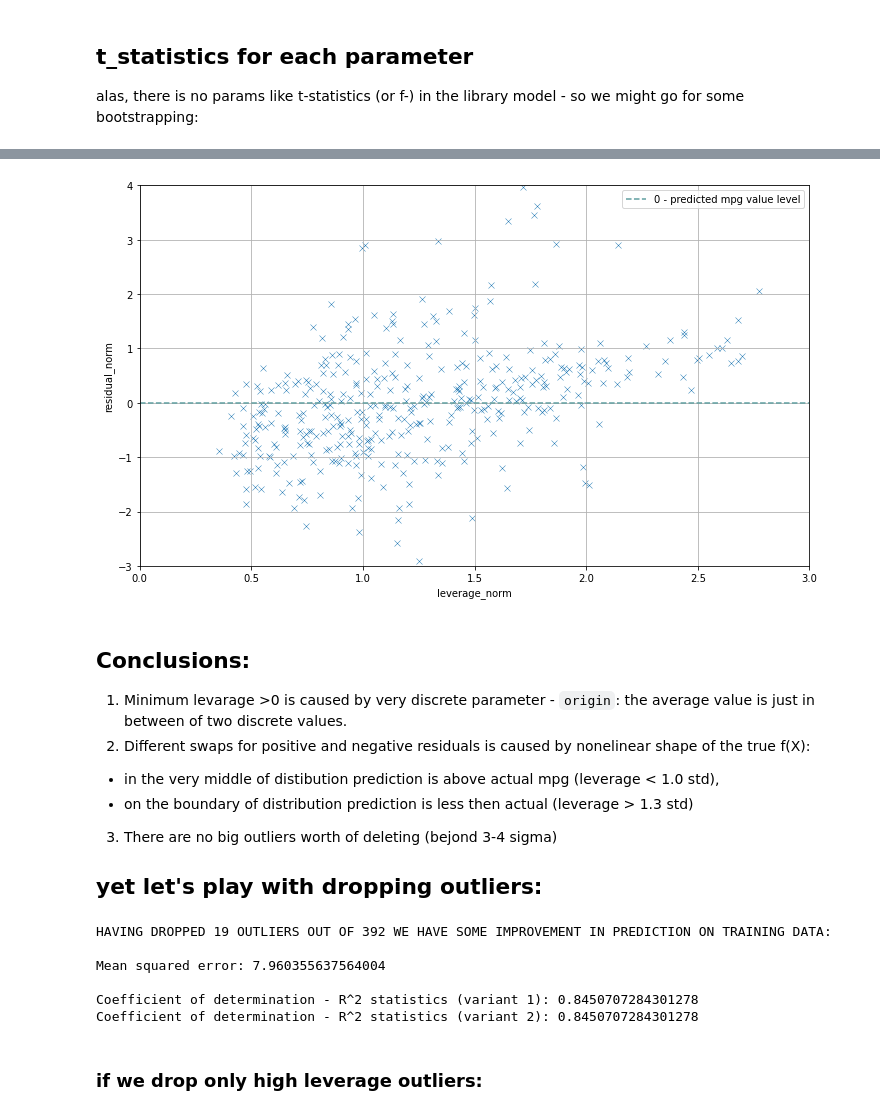
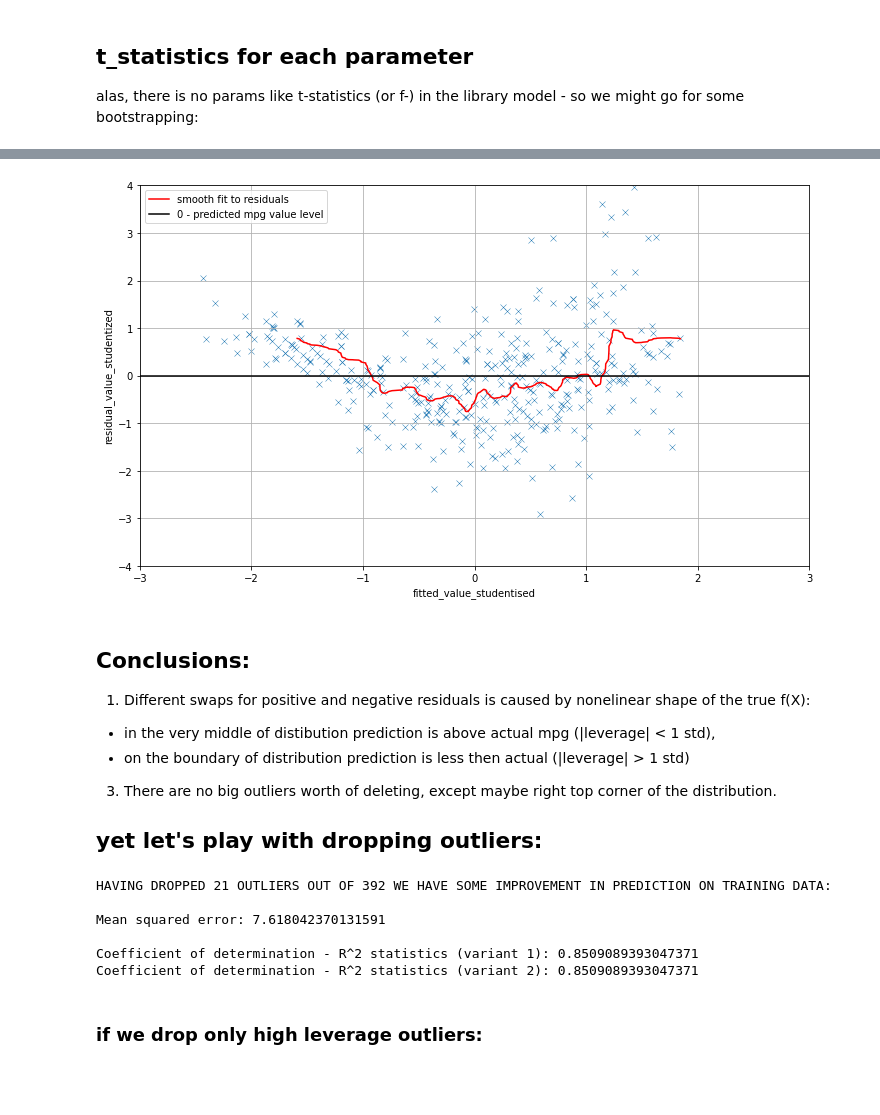
Before and after one commit to SanSanychSeva/Exercises-from-Introduction-to-Statistical-Learning-done-in-Python, a Jupyter notebook: chapter_03_Linear_Regression/exercise_9.ipynb, the cells around one changed output, grey strips where cells are left out. Cells and saved outputs as stored; diff of their text form; code cells hidden in the pictures; blank space fills up the shorter version.

```diff
--- a/chapter_03_Linear_Regression/exercise_9.ipynb
+++ b/chapter_03_Linear_Regression/exercise_9.ipynb
@@ -232,2 +219,0 @@ df['mpg_pred'] = MLR_model_obj.predict(X)
-# %%
-df['residual_norm'] = (df['mpg'] - df['mpg_pred']) / math.sqrt(mean_squared_error(Y, MLR_model_obj.predict(X)))
@@ -234,12 +225,15 @@ df['residual_norm'] = (df['mpg'] - df['mpg_pred']) / math.sqrt(mean_squared_erro
 # %%
-def leverage_f(df):
-    result = 0
-    for param in list(MLS_betas_df.index)[1:]:
-        result += math.pow( (df[param] - MLS_betas_df.loc[param,'param_mean']) / MLS_betas_df.loc[param,'param_std'] ,2)
-    result /= len(list(MLS_betas_df.index)[1:])
-    result += math.pow( (df['mpg_pred'] - MLS_betas_df.loc['mpg','param_mean']) / MLS_betas_df.loc['mpg','param_std'] ,2)
-    return math.sqrt(result)
-
-df['leverage_norm'] = df.apply(leverage_f, axis=1)
+# adding horisontal coord for outliers analyses to main dataframe
+df['fitted_value_studentised'] = df['mpg_pred'] - df['mpg_pred'].mean()
+df['fitted_value_studentised'] = df['fitted_value_studentised'] / df['fitted_value_studentised'].std()
+# %%
+# adding vertical coord for outliers analyses to main dataframe
+df['residual_value_studentized'] = df['mpg'] - df['mpg_pred']
+df['residual_value_studentized'] = df['residual_value_studentized'] / df['residual_value_studentized'].std()
 # %%
-df
+show_df = df.sort_values('fitted_value_studentised')
+show_df['smooth_fit_residuals'] = show_df['residual_value_studentized'].rolling(3).mean(
+                                                                      ).rolling(5).mean(
+                                                                      ).rolling(7).mean(
+                                                                      ).rolling(11).mean(
+                                                                      ).rolling(13).mean()
@@ -260,44 +240,48 @@ df
 # %%
 plt.figure(figsize=(12,7))
-sns.scatterplot(data=df, x='leverage_norm', y='residual_norm', marker='x')
-plt.axhline(y=0, color='cadetblue', label='0 - predicted mpg value level', linestyle='dashed')
-plt.xlim(0,3)
-plt.ylim(-3,4)
+
+sns.scatterplot(data=show_df, x='fitted_value_studentised', y='residual_value_studentized', marker='x')
+sns.lineplot(data=show_df, x='fitted_value_studentised', y='smooth_fit_residuals', color='red',
+             label='smooth fit to residuals')
+plt.axhline(y=0, color='black', label='0 - predicted mpg value level')
+
+plt.xlim(-3,3)
+plt.ylim(-4,4)
 plt.legend()
 plt.grid()
 plt.show()
 # %% [output]
-[figure, old version]
+[figure, new version]
 # %% [markdown]
 ## Conclusions:
-1. Minimum levarage >0 is caused by very discrete parameter - `origin`: the average value is just in between of two discrete values.
-2. Different swaps for positive and negative residuals is caused by nonelinear shape of the true f(X):
- * in the very middle of distibution prediction is above actual mpg (leverage < 1.0 std),
- * on the boundary of distribution prediction is less then actual (leverage > 1.3 std)
-3. There are no big outliers worth of deleting (bejond 3-4 sigma)
+1. Different swaps for positive and negative residuals is caused by nonelinear shape of the true f(X):
+ * in the very middle of distibution prediction is above actual mpg (|leverage| < 1 std),
+ * on the boundary of distribution prediction is less then actual (|leverage| > 1 std)
+3. There are no big outliers worth of deleting, except maybe right top corner of the distribution.
 
 ## yet let's play with dropping outliers:
 # %%
-X_good = np.array(df.query('residual_norm < 2.5 & leverage_norm < 2.5').drop(
-    columns=['mpg','name','residual_norm','leverage_norm']) )
-Y_good = np.array(df.query('residual_norm < 2.5 & leverage_norm < 2.5')['mpg'])
+X_good = np.array(df.query('abs(residual_value_studentized) < 2.5 & abs(fitted_value_studentised) < 2').drop(
+    columns=['mpg','name','residual_value_studentized','fitted_value_studentised']) )
+Y_good = np.array(df.query('abs(residual_value_studentized) < 2.5 & abs(fitted_value_studentised) < 2')['mpg'])
 
 good_MLR_model_obj = linear_model.LinearRegression() # creating model object
 good_MLR_model_obj.fit(X_good,Y_good)
 
-print('\nHAVING DROPPED', N_3 := len(df)-len(df.query('residual_norm < 2.5 & leverage_norm < 2.5')),'OUTLIERS OUT OF',
-      len(df),'WE HAVE SOME IMPROVEMENT IN PREDICTION ON TRAINING DATA:')
+print('\nHAVING DROPPED',
+      N_3 := len(df)-len(df.query('abs(residual_value_studentized) < 2.5 & abs(fitted_value_studentised) < 2')),
+      'OUTLIERS OUT OF', len(df),'WE HAVE SOME IMPROVEMENT IN PREDICTION ON TRAINING DATA:')
 print('\nMean squared error:', MSE_3 := mean_squared_error(Y_good, good_MLR_model_obj.predict(X_good)), '\n' )
 
 print('Coefficient of determination - R^2 statistics (variant 1):', R2_3 := good_MLR_model_obj.score(X_good,Y_good) )
 print('Coefficient of determination - R^2 statistics (variant 2):', r2_score(Y_good, good_MLR_model_obj.predict(X_good)) )
 # %% [output]
-HAVING DROPPED 19 OUTLIERS OUT OF 392 WE HAVE SOME IMPROVEMENT IN PREDICTION ON TRAINING DATA:
+HAVING DROPPED 21 OUTLIERS OUT OF 392 WE HAVE SOME IMPROVEMENT IN PREDICTION ON TRAINING DATA:
 
-Mean squared error: 7.960355637564004
+Mean squared error: 7.618042370131591
 
-Coefficient of determination - R^2 statistics (variant 1): 0.8450707284301278
-Coefficient of determination - R^2 statistics (variant 2): 0.8450707284301278
+Coefficient of determination - R^2 statistics (variant 1): 0.8509089393047371
+Coefficient of determination - R^2 statistics (variant 2): 0.8509089393047371
 # %% [markdown]
 ### if we drop only high leverage outliers:
 # %%
```
Also changed, not shown: parts of 16 cells of this notebook.
